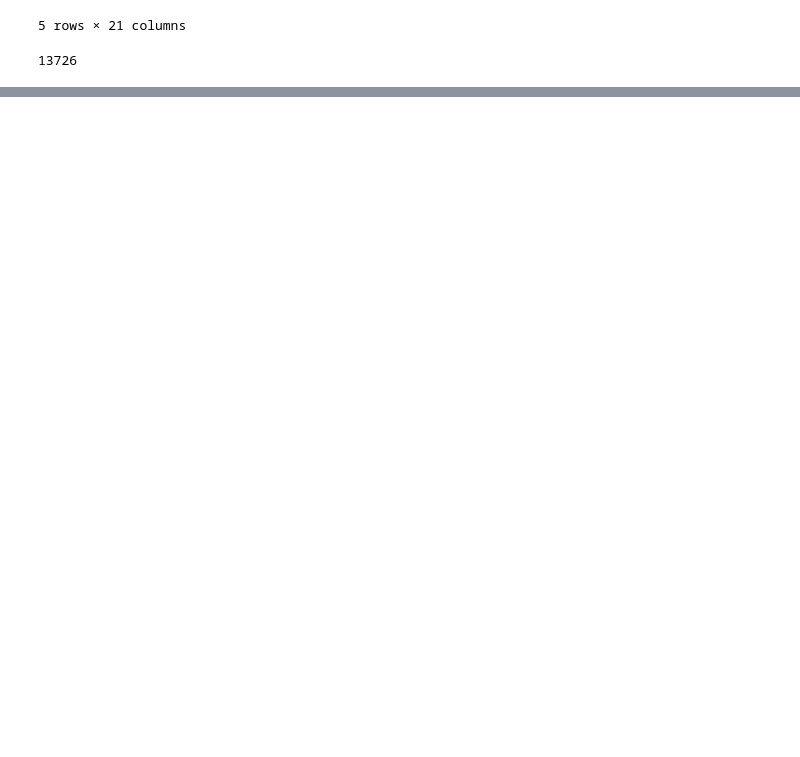
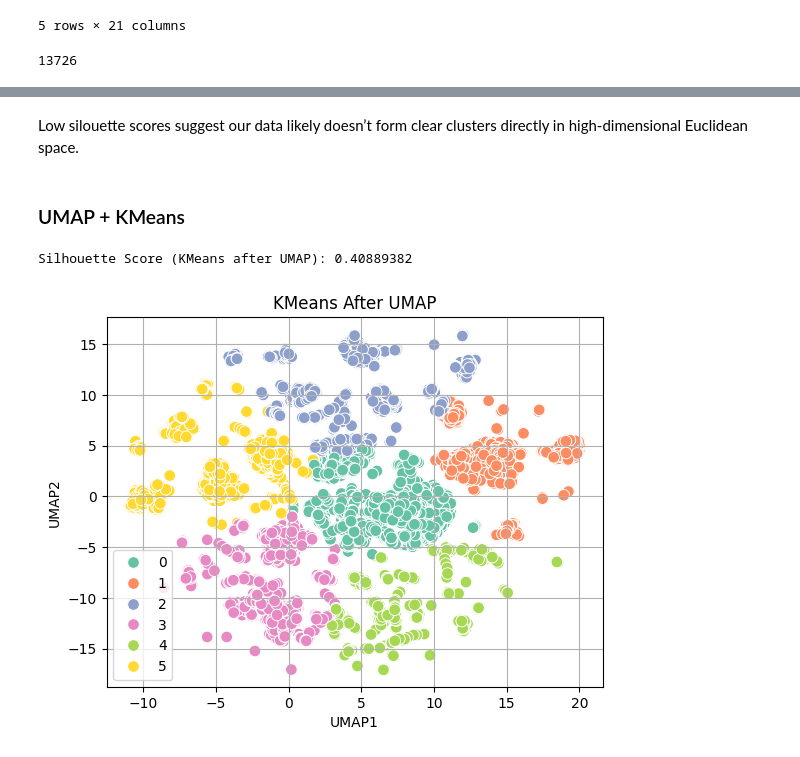
Before and after one commit to yfsongum/video_games_analysis_2025, a Jupyter notebook: SI_618_Project.ipynb, the cells around one changed output, grey strips where cells are left out. Cells and saved outputs as stored; diff of their text form; code cells hidden in the pictures; blank space fills up the shorter version.

Commit message:
applied classification and clustering analysis

```diff
--- a/SI_618_Project.ipynb
+++ b/SI_618_Project.ipynb
@@ -2857,0 +2885,3 @@ game_count_cleaned.head()
+# %%
+df = game_count_cleaned.copy()
+df.shape
@@ -2857,0 +2890,6 @@ game_count_cleaned.head()
+# %%
+X = df.drop(columns=["title"])
+
+scaler = StandardScaler()
+X_scaled = scaler.fit_transform(X)
+X_scaled
@@ -2857,0 +2977,25 @@ game_count_cleaned.head()
+# %% [markdown]
+Low silouette scores suggest our data likely doesn’t form clear clusters directly in high-dimensional Euclidean space.
+# %% [markdown]
+###  UMAP + KMeans
+# %%
+# UMAP projection
+umap_model = umap.UMAP(n_neighbors=15, min_dist=0.3, random_state=42)
+X_umap = umap_model.fit_transform(X_scaled)
+# %%
+# KMeans clustering in UMAP space
+kmeans_umap = KMeans(n_clusters=6, random_state=42).fit(X_umap)
+df["Cluster_KMeansUMAP"] = kmeans_umap.labels_
+
+sil_kmeans_umap = silhouette_score(X_umap, kmeans_umap.labels_)
+print("Silhouette Score (KMeans after UMAP):", sil_kmeans_umap)
+
+sns.scatterplot(x=X_umap[:, 0], y=X_umap[:, 1], hue=kmeans_umap.labels_, palette="Set2", s=70)
+plt.title("KMeans After UMAP")
+plt.xlabel("UMAP1")
+plt.ylabel("UMAP2")
+plt.grid(True)
+plt.show()
+# %% [output]
+Silhouette Score (KMeans after UMAP): 0.40889382
+[figure, added]
```
Also changed, not shown: parts of 64 cells of this notebook.
